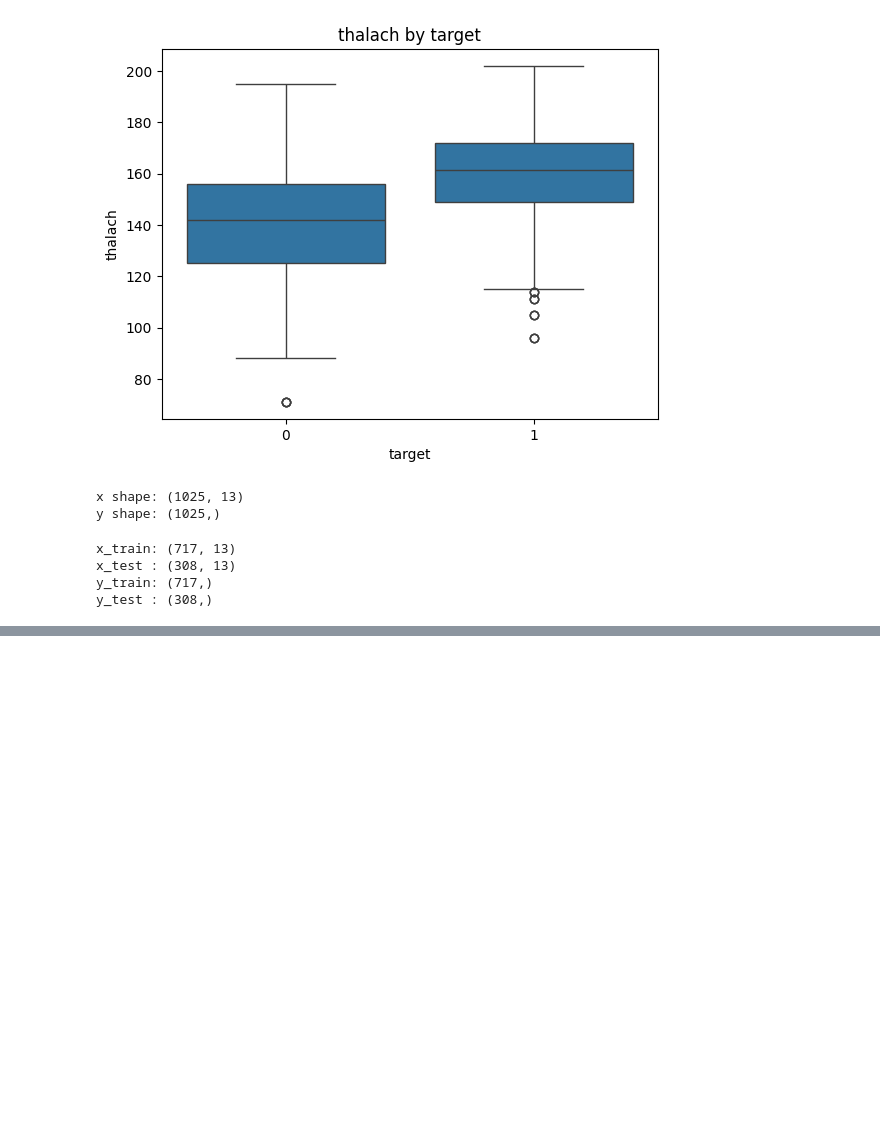
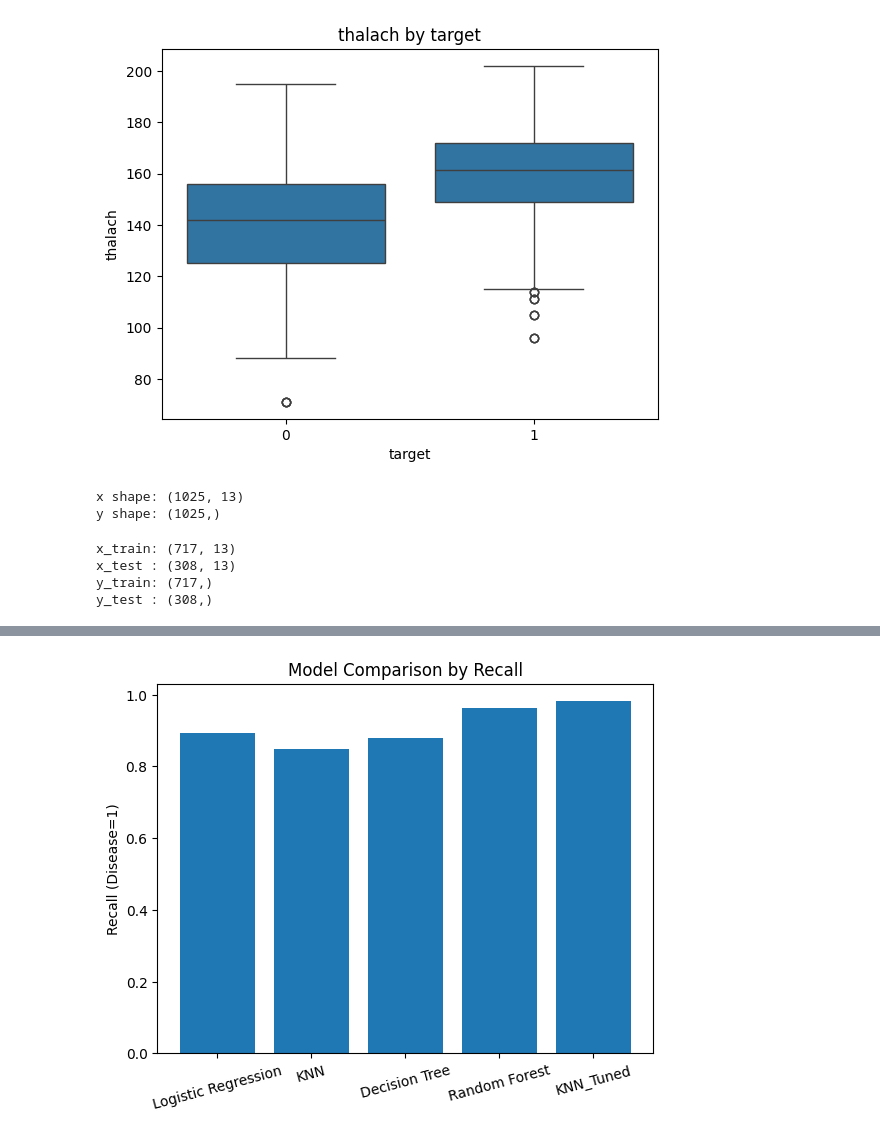
Before and after one commit to hyscodebase/Big-data-application-practice1, a Jupyter notebook: Week13/week13[Alex}.ipynb, the cells around one changed output, grey strips where cells are left out. Drawn from its saved outputs; the diff is of its cells as text; code cells hidden in the pictures; blank space fills up the shorter version.

```diff
--- a/Week13/week13[Alex}.ipynb
+++ b/Week13/week13[Alex}.ipynb
@@ -219,0 +275,13 @@ print(classification_report(y_test, y_pred_lr))
+# %%
+# 15. Decision Tree 모델
+tree = DecisionTreeClassifier(max_depth=4, random_state=42)
+tree.fit(x_train, y_train)
+y_pred_tree = tree.predict(x_test)
+
+acc_tree = accuracy_score(y_test, y_pred_tree)
+recall_tree = recall_score(y_test, y_pred_tree)
+
+print("Accuracy :", round(acc_tree, 4))
+print("Recall   :", round(recall_tree, 4))
+print()
+print(classification_report(y_test, y_pred_tree))
@@ -219,0 +300,13 @@ print(classification_report(y_test, y_pred_lr))
+# %%
+# 16. Random Forest 모델
+rf = RandomForestClassifier(n_estimators=100, random_state=42)
+rf.fit(x_train, y_train)
+y_pred_rf = rf.predict(x_test)
+
+acc_rf = accuracy_score(y_test, y_pred_rf)
+recall_rf = recall_score(y_test, y_pred_rf)
+
+print("Accuracy :", round(acc_rf, 4))
+print("Recall   :", round(recall_rf, 4))
+print()
+print(classification_report(y_test, y_pred_rf))
@@ -219,0 +375,9 @@ print(classification_report(y_test, y_pred_lr))
+# %%
+# 18. 모델 비교 표
+results = pd.DataFrame({
+    "Model": ["Logistic Regression", "KNN", "Decision Tree", "Random Forest", "KNN_Tuned"],
+    "Accuracy": [acc_lr, acc_knn, acc_tree, acc_rf, acc_KNN_Tuned],
+    "Recall": [recall_lr, recall_knn, recall_tree, recall_rf, recall_KNN_Tuned]
+})
+
+results.sort_values("Recall", ascending=False)
@@ -219,0 +391,10 @@ print(classification_report(y_test, y_pred_lr))
+# %%
+
+# 19. 모델 비교 시각화
+plt.bar(results["Model"], results["Recall"])
+plt.ylabel("Recall (Disease=1)")
+plt.title("Model Comparison by Recall")
+plt.xticks(rotation=15)
+plt.show()
+# %% [output]
+[figure, added]
```
Also changed, not shown: parts of 8 cells of this notebook.
